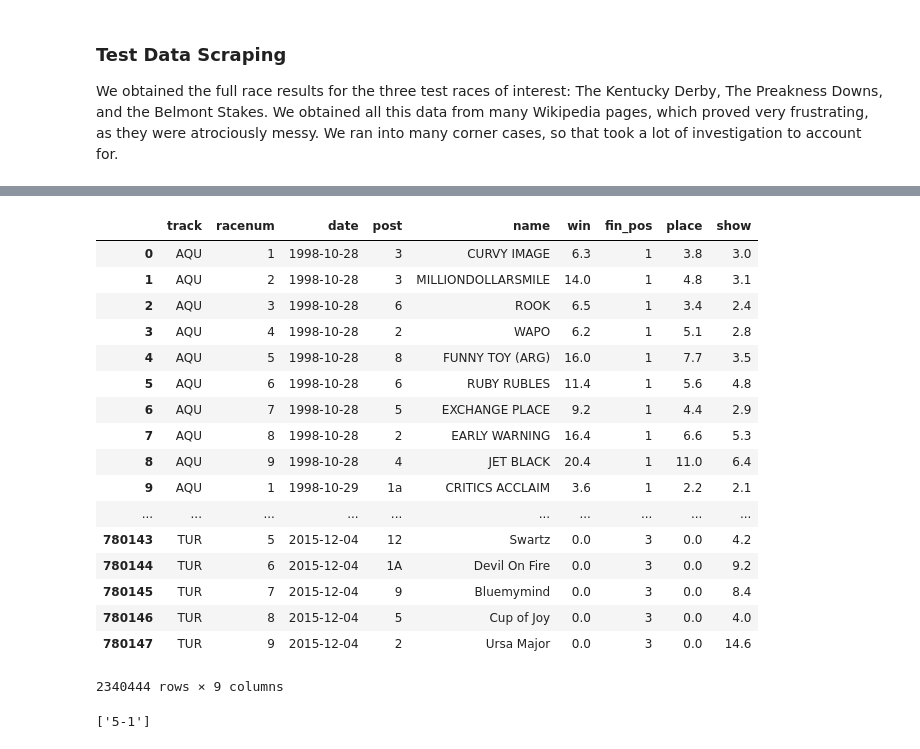
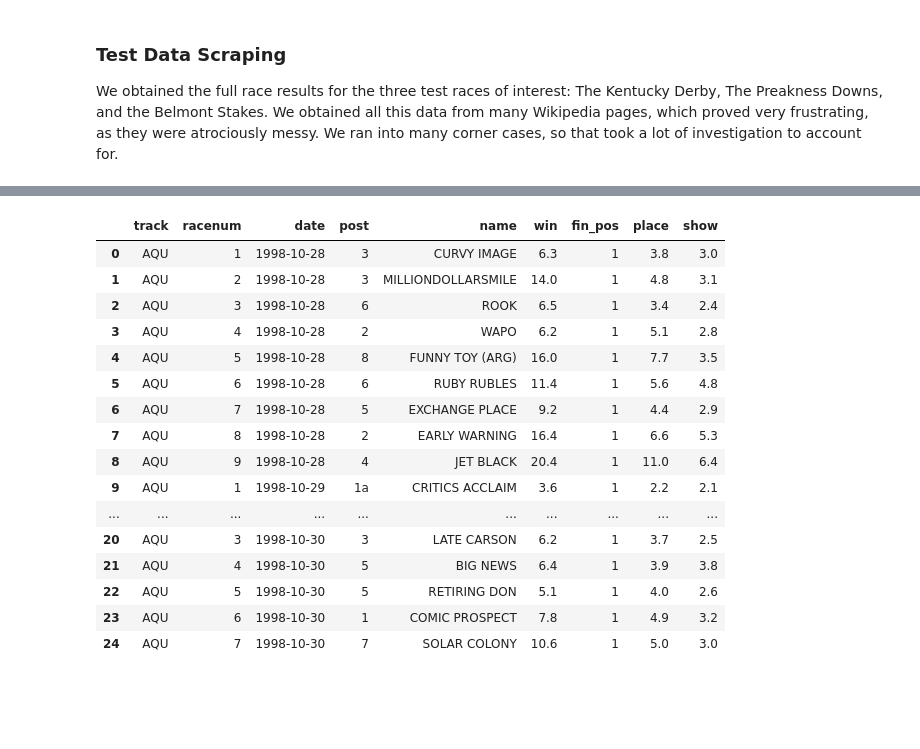
Before and after one commit to gebailey23/prettyponies, a Jupyter notebook: ProcessBook.ipynb, the cells around one changed output, grey strips where cells are left out. Saved outputs shown, nothing was run; the diff lists cells and outputs as text; code cells hidden in the pictures; blank space fills up the shorter version.

```diff
--- a/ProcessBook.ipynb
+++ b/ProcessBook.ipynb
@@ -679,26 +643,24 @@ See the the caveats in the documentation: http://pandas.pydata.org/pandas-docs/s
 A value is trying to be set on a copy of a slice from a DataFrame
 
 See the the caveats in the documentation: http://pandas.pydata.org/pandas-docs/stable/indexing.html#indexing-view-versus-copy
-# %%
-frames = [subdf1, subdf2, subdf3]
-final_race_df = pd.concat(frames)
-# %% [output]
-|  | track | racenum | date | post | name | win | fin_pos | place | show |
-| 0 | AQU | 1 | 1998-10-28 | 3 | CURVY IMAGE | 6.3 | 1 | 3.8 | 3.0 |
-| 1 | AQU | 2 | 1998-10-28 | 3 | MILLIONDOLLARSMILE | 14.0 | 1 | 4.8 | 3.1 |
-| 2 | AQU | 3 | 1998-10-28 | 6 | ROOK | 6.5 | 1 | 3.4 | 2.4 |
-| 3 | AQU | 4 | 1998-10-28 | 2 | WAPO | 6.2 | 1 | 5.1 | 2.8 |
-| 4 | AQU | 5 | 1998-10-28 | 8 | FUNNY TOY (ARG) | 16.0 | 1 | 7.7 | 3.5 |
-| 5 | AQU | 6 | 1998-10-28 | 6 | RUBY RUBLES | 11.4 | 1 | 5.6 | 4.8 |
-| 6 | AQU | 7 | 1998-10-28 | 5 | EXCHANGE PLACE | 9.2 | 1 | 4.4 | 2.9 |
-| 7 | AQU | 8 | 1998-10-28 | 2 | EARLY WARNING | 16.4 | 1 | 6.6 | 5.3 |
-| 8 | AQU | 9 | 1998-10-28 | 4 | JET BLACK | 20.4 | 1 | 11.0 | 6.4 |
-| 9 | AQU | 1 | 1998-10-29 | 1a | CRITICS ACCLAIM | 3.6 | 1 | 2.2 | 2.1 |
-| ... | ... | ... | ... | ... | ... | ... | ... | ... | ... |
-| 780143 | TUR | 5 | 2015-12-04 | 12 | Swartz | 0.0 | 3 | 0.0 | 4.2 |
-| 780144 | TUR | 6 | 2015-12-04 | 1A | Devil On Fire | 0.0 | 3 | 0.0 | 9.2 |
-| 780145 | TUR | 7 | 2015-12-04 | 9 | Bluemymind | 0.0 | 3 | 0.0 | 8.4 |
-| 780146 | TUR | 8 | 2015-12-04 | 5 | Cup of Joy | 0.0 | 3 | 0.0 | 4.0 |
-| 780147 | TUR | 9 | 2015-12-04 | 2 | Ursa Major | 0.0 | 3 | 0.0 | 14.6 |
-2340444 rows × 9 columns
+# %%
+final_race_df.head(25)
+# %% [output]
+|  | track | racenum | date | post | name | win | fin_pos | place | show |
+| 0 | AQU | 1 | 1998-10-28 | 3 | CURVY IMAGE | 6.3 | 1 | 3.8 | 3.0 |
+| 1 | AQU | 2 | 1998-10-28 | 3 | MILLIONDOLLARSMILE | 14.0 | 1 | 4.8 | 3.1 |
+| 2 | AQU | 3 | 1998-10-28 | 6 | ROOK | 6.5 | 1 | 3.4 | 2.4 |
+| 3 | AQU | 4 | 1998-10-28 | 2 | WAPO | 6.2 | 1 | 5.1 | 2.8 |
+| 4 | AQU | 5 | 1998-10-28 | 8 | FUNNY TOY (ARG) | 16.0 | 1 | 7.7 | 3.5 |
+| 5 | AQU | 6 | 1998-10-28 | 6 | RUBY RUBLES | 11.4 | 1 | 5.6 | 4.8 |
+| 6 | AQU | 7 | 1998-10-28 | 5 | EXCHANGE PLACE | 9.2 | 1 | 4.4 | 2.9 |
+| 7 | AQU | 8 | 1998-10-28 | 2 | EARLY WARNING | 16.4 | 1 | 6.6 | 5.3 |
+| 8 | AQU | 9 | 1998-10-28 | 4 | JET BLACK | 20.4 | 1 | 11.0 | 6.4 |
+| 9 | AQU | 1 | 1998-10-29 | 1a | CRITICS ACCLAIM | 3.6 | 1 | 2.2 | 2.1 |
+| ... | ... | ... | ... | ... | ... | ... | ... | ... | ... |
+| 20 | AQU | 3 | 1998-10-30 | 3 | LATE CARSON | 6.2 | 1 | 3.7 | 2.5 |
+| 21 | AQU | 4 | 1998-10-30 | 5 | BIG NEWS | 6.4 | 1 | 3.9 | 3.8 |
+| 22 | AQU | 5 | 1998-10-30 | 5 | RETIRING DON | 5.1 | 1 | 4.0 | 2.6 |
+| 23 | AQU | 6 | 1998-10-30 | 1 | COMIC PROSPECT | 7.8 | 1 | 4.9 | 3.2 |
+| 24 | AQU | 7 | 1998-10-30 | 7 | SOLAR COLONY | 10.6 | 1 | 5.0 | 3.0 |
 # %%
@@ -725,8 +686,3 @@ def make_favorite(string):
         return True
     else
         return False
-# %%
-x = "5-1"
-x.split("\n")
-# %% [output]
-['5-1']
```
Also changed, not shown: parts of 10 cells of this notebook.
